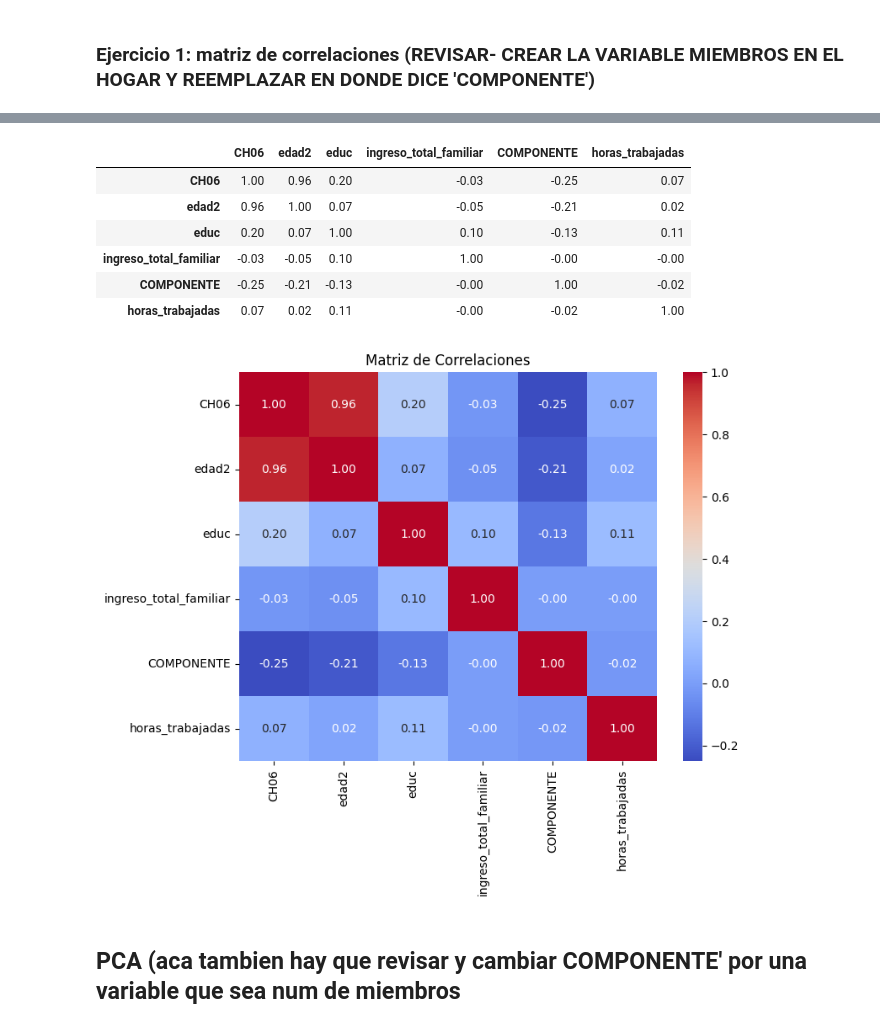
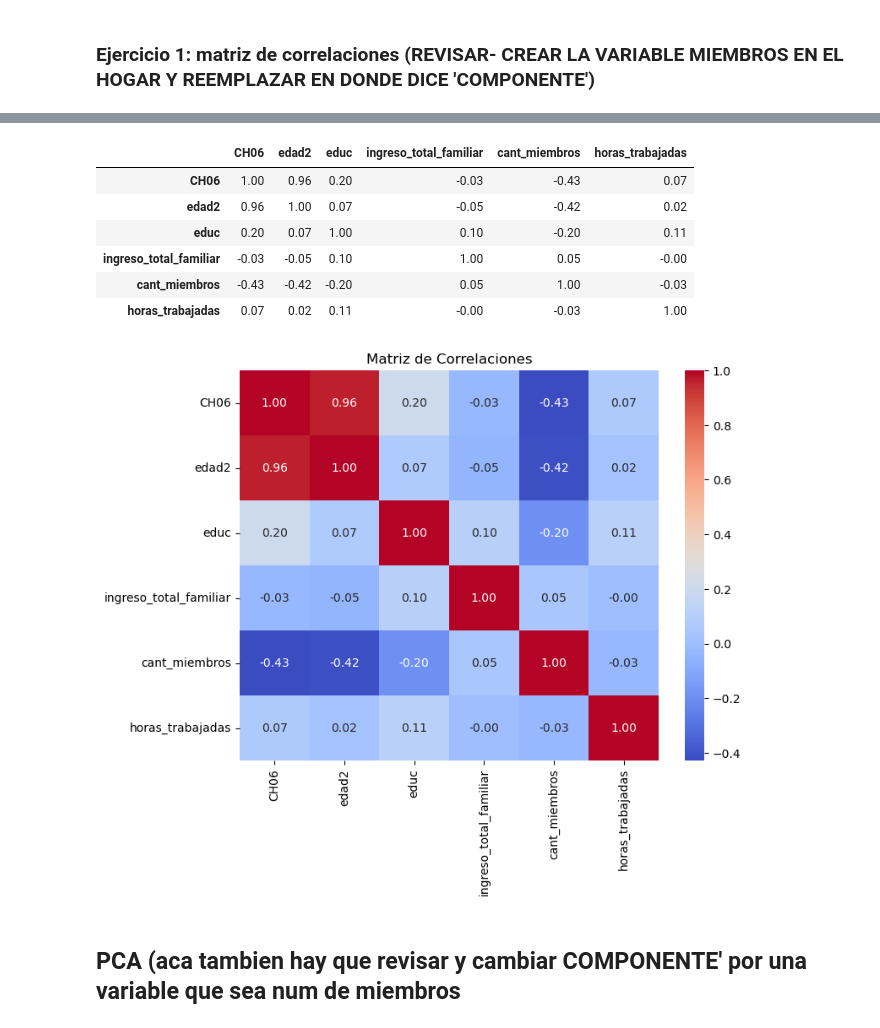
Before and after one commit to davidjjj14082000-png/BigDataUBA-Grupo-1, a Jupyter notebook: TP3/Big Data-TP 3-Grupo 1.ipynb, the cells around one changed output, grey strips where cells are left out. Saved outputs shown, nothing was run; the diff lists cells and outputs as text; code cells hidden in the pictures.

```diff
--- a/TP3/Big Data-TP 3-Grupo 1.ipynb
+++ b/TP3/Big Data-TP 3-Grupo 1.ipynb
@@ -373,18 +403,21 @@ display(summary_table)
 # %%
+# Creamos la variable que totaliza los miembros del hogar
+df_2['cant_miembros'] = df_2.groupby('CODUSU')['CODUSU'].transform('size')
+
 # Selecciono las variables
-variables_corr = ['CH06', 'edad2', 'educ', 'ingreso_total_familiar', 'COMPONENTE', 'horas_trabajadas']
+variables_corr = ['CH06', 'edad2', 'educ', 'ingreso_total_familiar', 'cant_miembros', 'horas_trabajadas']
 
 # Calculo la matriz de correlaciones
 correlation_matrix = df_2[variables_corr].corr()
 display(correlation_matrix)
 # %% [output]
-|  | CH06 | edad2 | educ | ingreso_total_familiar | COMPONENTE | horas_trabajadas |
-| CH06 | 1.00 | 0.96 | 0.20 | -0.03 | -0.25 | 0.07 |
-| edad2 | 0.96 | 1.00 | 0.07 | -0.05 | -0.21 | 0.02 |
-| educ | 0.20 | 0.07 | 1.00 | 0.10 | -0.13 | 0.11 |
-| ingreso_total_familiar | -0.03 | -0.05 | 0.10 | 1.00 | -0.00 | -0.00 |
-| COMPONENTE | -0.25 | -0.21 | -0.13 | -0.00 | 1.00 | -0.02 |
-| horas_trabajadas | 0.07 | 0.02 | 0.11 | -0.00 | -0.02 | 1.00 |
+|  | CH06 | edad2 | educ | ingreso_total_familiar | cant_miembros | horas_trabajadas |
+| CH06 | 1.00 | 0.96 | 0.20 | -0.03 | -0.43 | 0.07 |
+| edad2 | 0.96 | 1.00 | 0.07 | -0.05 | -0.42 | 0.02 |
+| educ | 0.20 | 0.07 | 1.00 | 0.10 | -0.20 | 0.11 |
+| ingreso_total_familiar | -0.03 | -0.05 | 0.10 | 1.00 | 0.05 | -0.00 |
+| cant_miembros | -0.43 | -0.42 | -0.20 | 0.05 | 1.00 | -0.03 |
+| horas_trabajadas | 0.07 | 0.02 | 0.11 | -0.00 | -0.03 | 1.00 |
 # %%
 #graficamos la matriz
 plt.figure(figsize=(8, 6))
@@ -392,7 +425,7 @@ sns.heatmap(correlation_matrix, annot=True, cmap='coolwarm', fmt=".2f")
 plt.title('Matriz de Correlaciones')
 plt.show()
 # %% [output]
-[figure, old version]
+[figure, new version]
 # %% [markdown]
 ## PCA (aca tambien hay que revisar y cambiar COMPONENTE' por una variable que sea num de miembros
 # %% [markdown]
```
Also changed, not shown: parts of 10 cells of this notebook.
